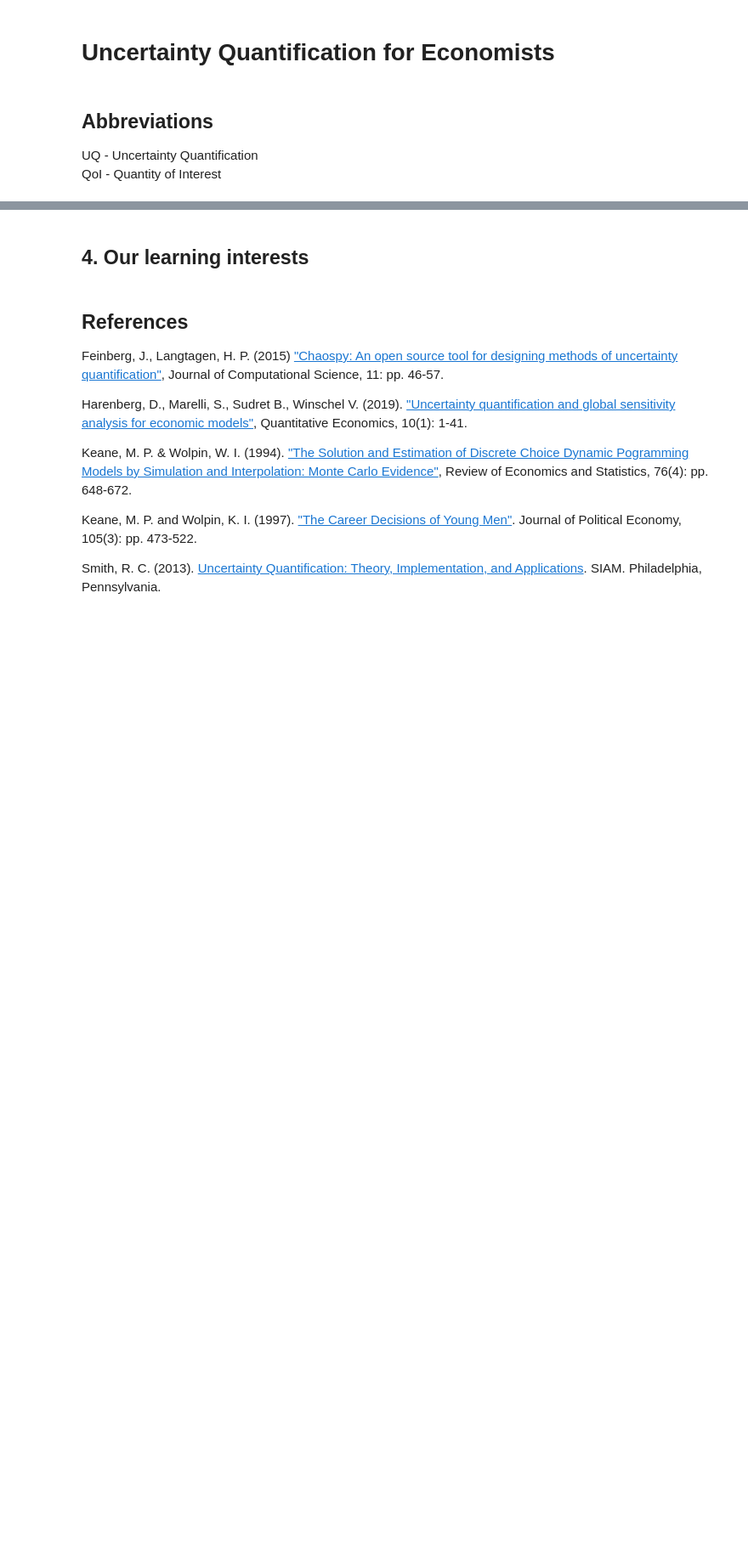
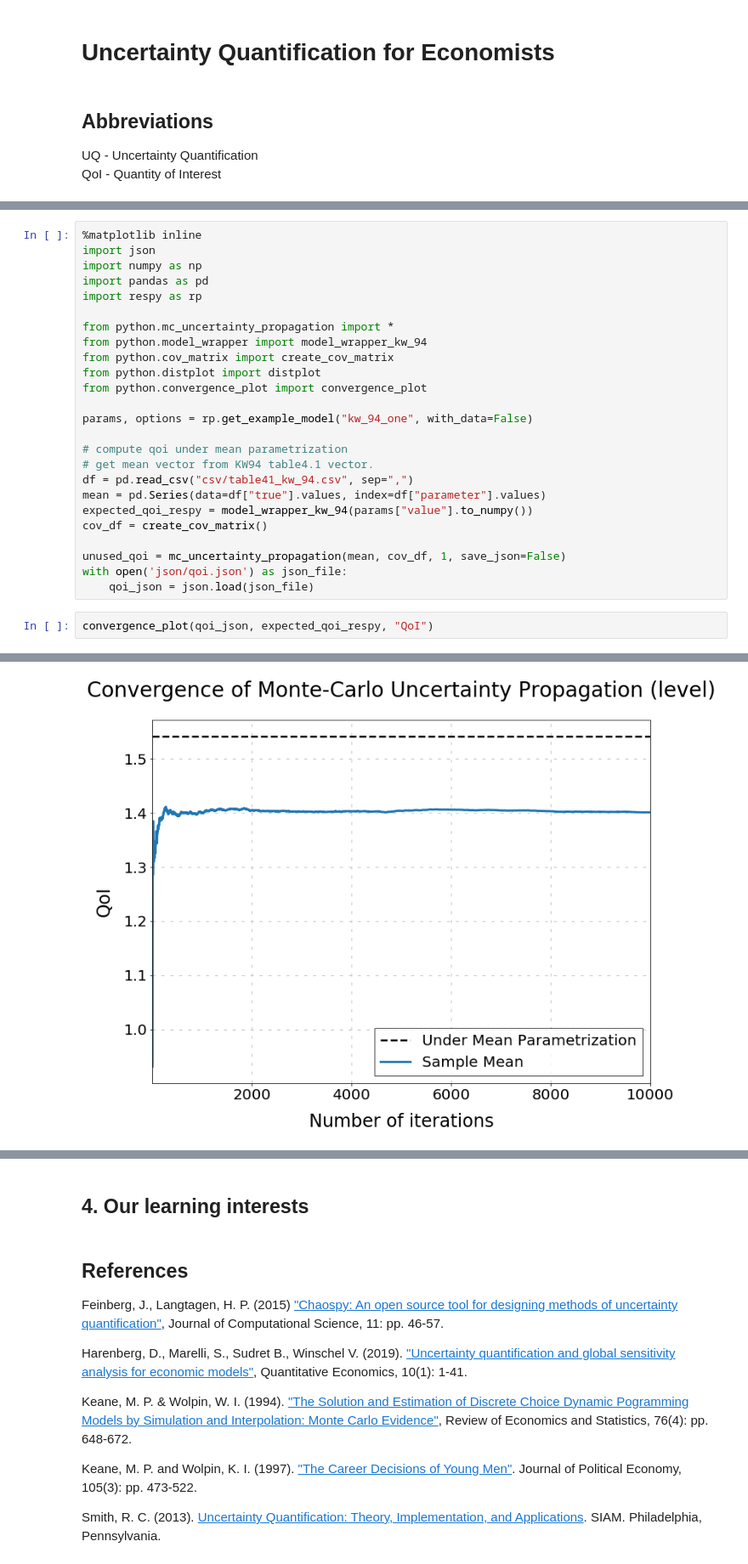
Before and after one commit to fagan2888/numerical-toolbox-uncertainty-quantification, a Jupyter notebook: uncertainty-quantification/uq-exploration.ipynb, the cells around one changed output, grey strips where cells are left out. Shown at 85% size. Drawn from its saved outputs; the diff is of its cells as text; blank space fills up the shorter version.

```diff
--- a/uncertainty-quantification/uq-exploration.ipynb
+++ b/uncertainty-quantification/uq-exploration.ipynb
@@ -24,0 +46,28 @@ Finally, in Step C', sensitivity analysis is carried out to rank the input param
+# %%
+%matplotlib inline
+import json
+import numpy as np
+import pandas as pd
+import respy as rp
+
+from python.mc_uncertainty_propagation import *
+from python.model_wrapper import model_wrapper_kw_94
+from python.cov_matrix import create_cov_matrix
+from python.distplot import distplot
+from python.convergence_plot import convergence_plot
+
+params, options = rp.get_example_model("kw_94_one", with_data=False)
+
+# compute qoi under mean parametrization
+# get mean vector from KW94 table4.1 vector.
+df = pd.read_csv("csv/table41_kw_94.csv", sep=",")
+mean = pd.Series(data=df["true"].values, index=df["parameter"].values)
+expected_qoi_respy = model_wrapper_kw_94(params["value"].to_numpy())
+cov_df = create_cov_matrix()
+
+unused_qoi = mc_uncertainty_propagation(mean, cov_df, 1, save_json=False)
+with open('json/qoi.json') as json_file:
+    qoi_json = json.load(json_file)
+# %%
+convergence_plot(qoi_json, expected_qoi_respy, "QoI")
+# %% [output]
@@ -24,0 +75 @@ Finally, in Step C', sensitivity analysis is carried out to rank the input param
+[figure, added]
```
Also changed, not shown: parts of 7 cells of this notebook.
